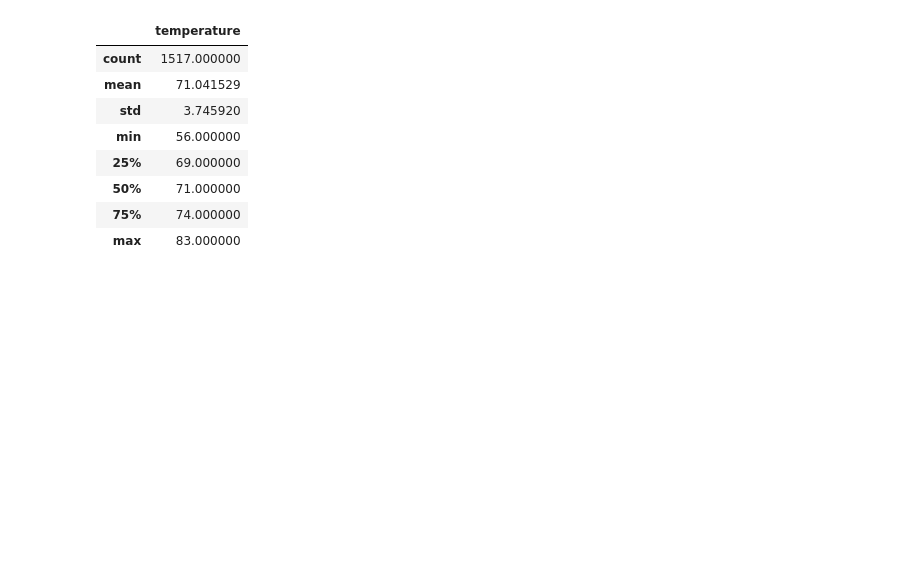
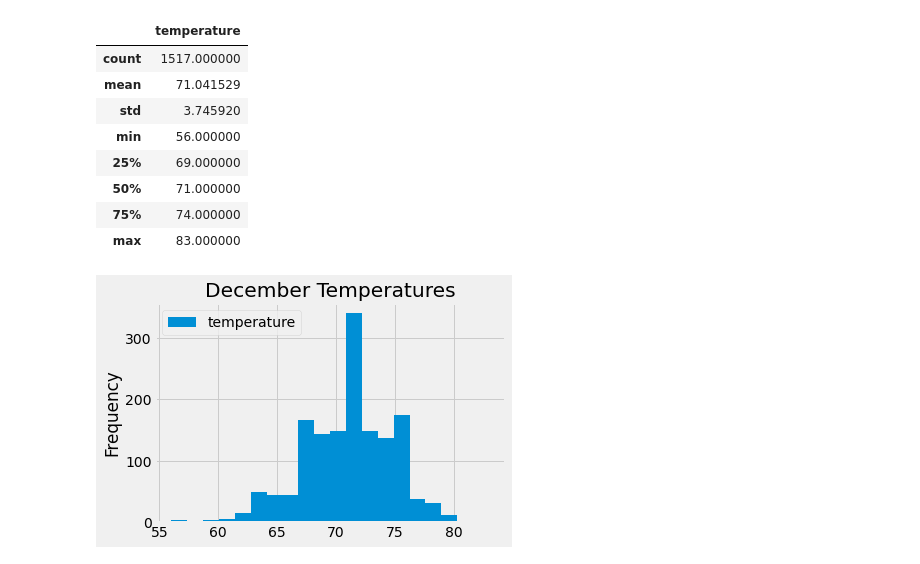
Before and after one commit to marke0816/surfs_up, a Jupyter notebook: SurfsUp_Challenge.ipynb, the cells around one changed output. Saved outputs shown, nothing was run; the diff lists cells and outputs as text; code cells hidden in the pictures; blank space fills up the shorter version.

Commit message:
added histograms

```diff
--- a/SurfsUp_Challenge.ipynb
+++ b/SurfsUp_Challenge.ipynb
@@ -8,6 +8,11 @@ import sqlalchemy
 from sqlalchemy.ext.automap import automap_base
 from sqlalchemy.orm import Session
 from sqlalchemy import create_engine, func, extract
+
+from matplotlib import style
+style.use('fivethirtyeight')
+import matplotlib.pyplot as plt
+import numpy as np
 # %%
 engine = create_engine("sqlite:///hawaii.sqlite")
 
@@ -113,3 +118,10 @@ dec_temps_df.describe()
 | 50% | 71.000000 |
 | 75% | 74.000000 |
 | max | 83.000000 |
+# %%
+dec_temps_df.plot.hist(bins=20)
+plt.title('December Temperatures')
+plt.tight_layout()
+plt.savefig('data/dectemps.png')
+# %% [output]
+[figure, added]
```
Also changed, not shown: parts of 1 cell of this notebook, 2 other files.
